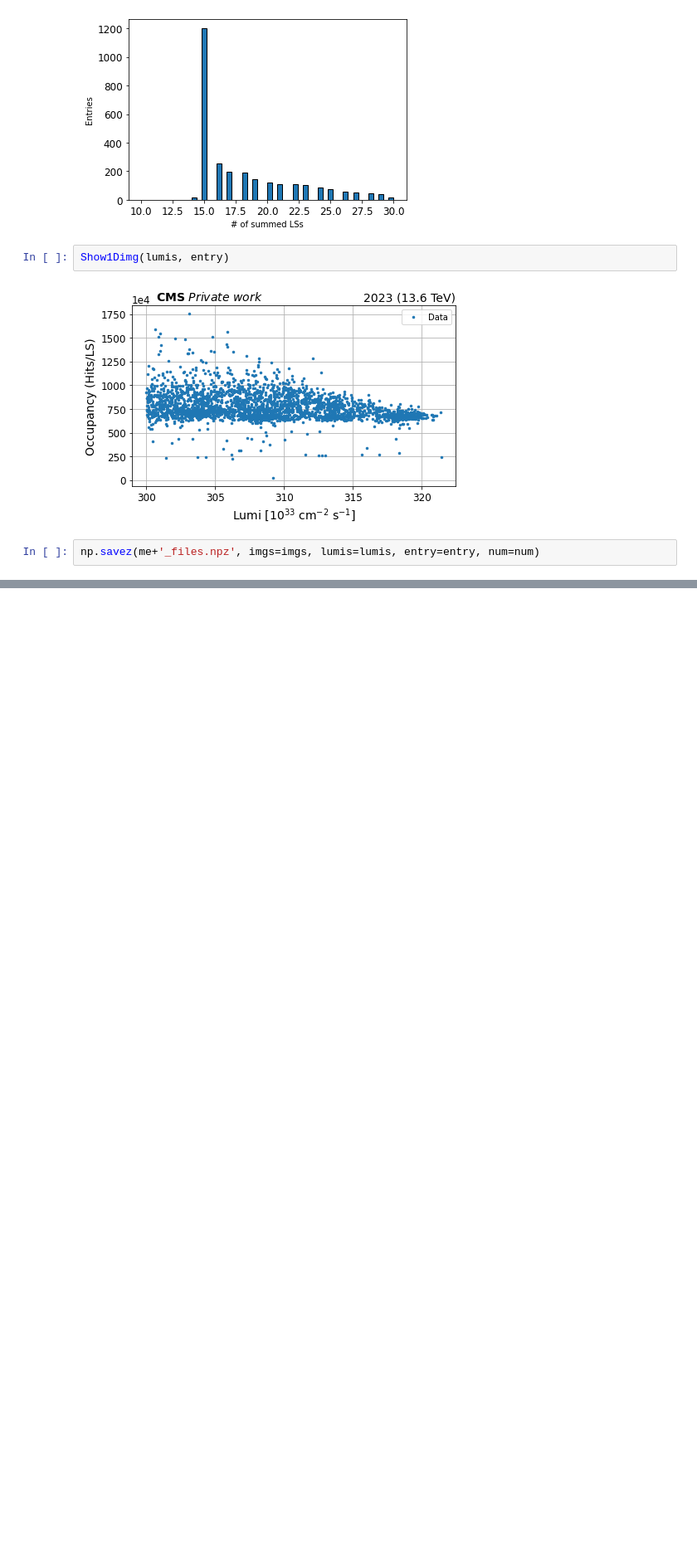
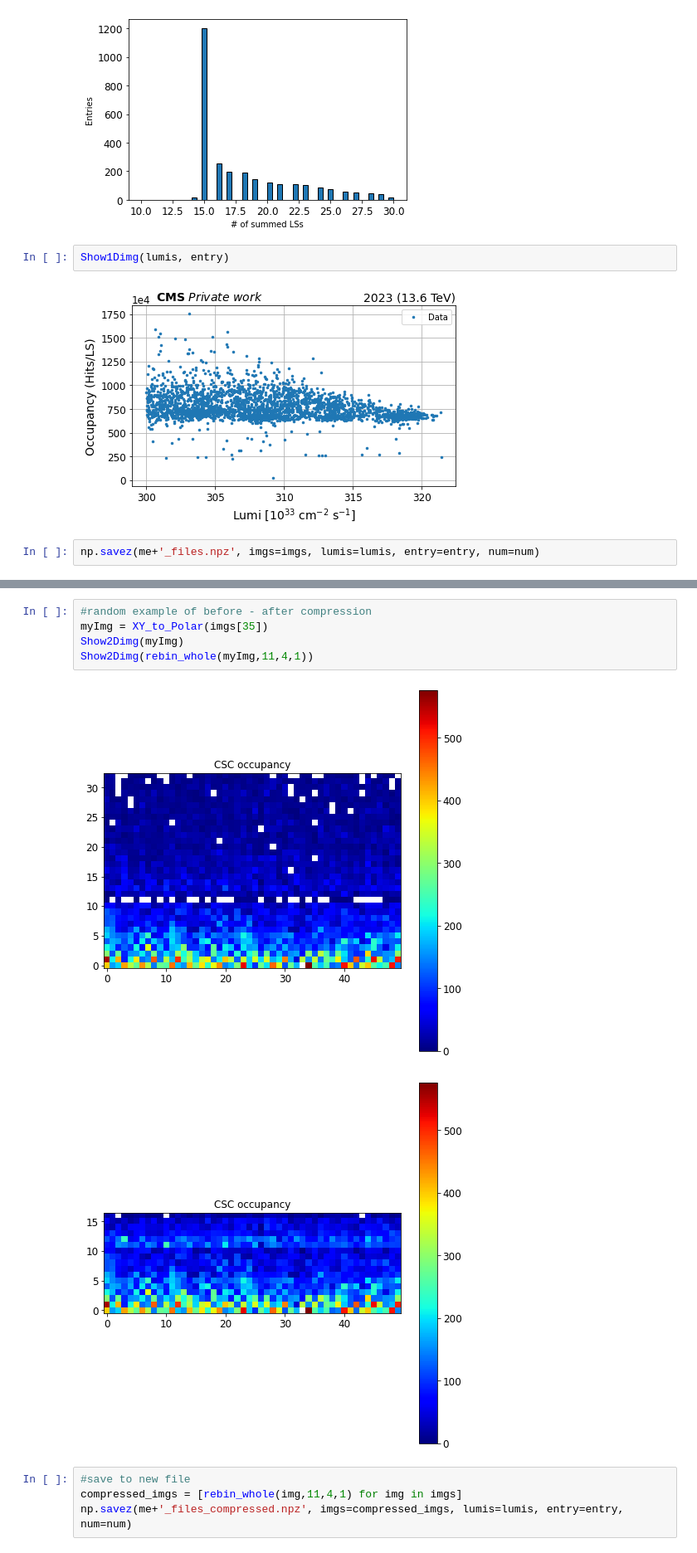
Before and after one commit to Ma128-bit/ML4DQM_deprecated, a Jupyter notebook: CSC_AE_preprocessing.ipynb, the cells around one changed output, grey strips where cells are left out. Shown: that part at 83% size. Drawn from its saved outputs; the diff is of its cells as text; blank space fills up the shorter version.

Commit message:
added image compression for the upper rectangle, using strided convolutions

```diff
--- a/CSC_AE_preprocessing.ipynb
+++ b/CSC_AE_preprocessing.ipynb
@@ -193,0 +237,12 @@ np.savez(me+'_files.npz', imgs=imgs, lumis=lumis, entry=entry, num=num)
+# %%
+#random example of before - after compression
+myImg = XY_to_Polar(imgs[35])
+Show2Dimg(myImg)
+Show2Dimg(rebin_whole(myImg,11,4,1))
+# %% [output]
+[figure, added]
+[figure, added]
+# %%
+#save to new file
+compressed_imgs = [rebin_whole(img,11,4,1) for img in imgs]
+np.savez(me+'_files_compressed.npz', imgs=compressed_imgs, lumis=lumis, entry=entry, num=num)
```
Also changed, not shown: parts of 2 cells of this notebook.
